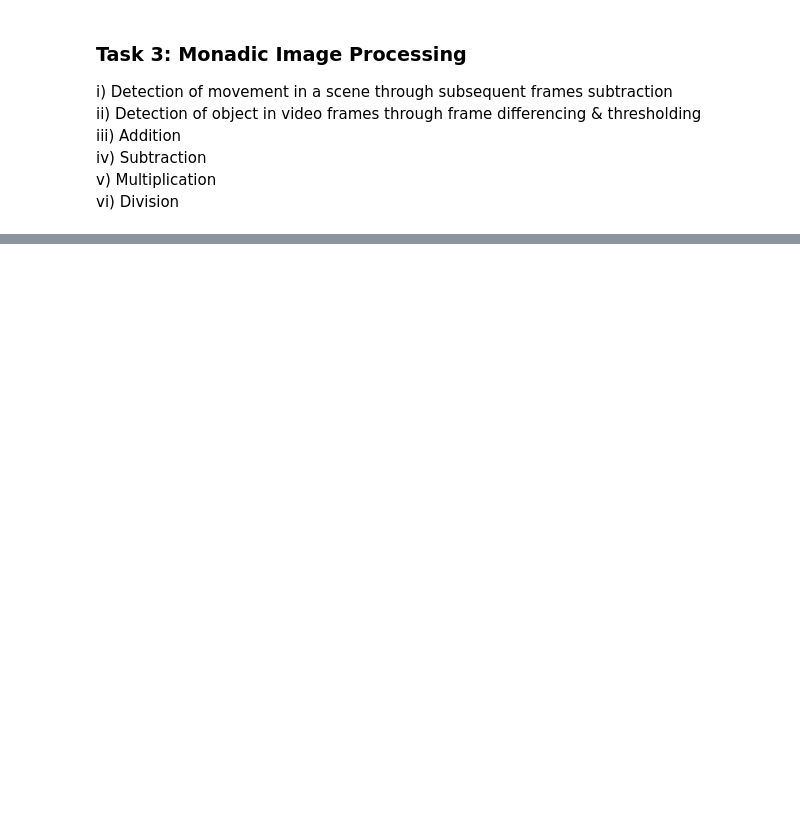
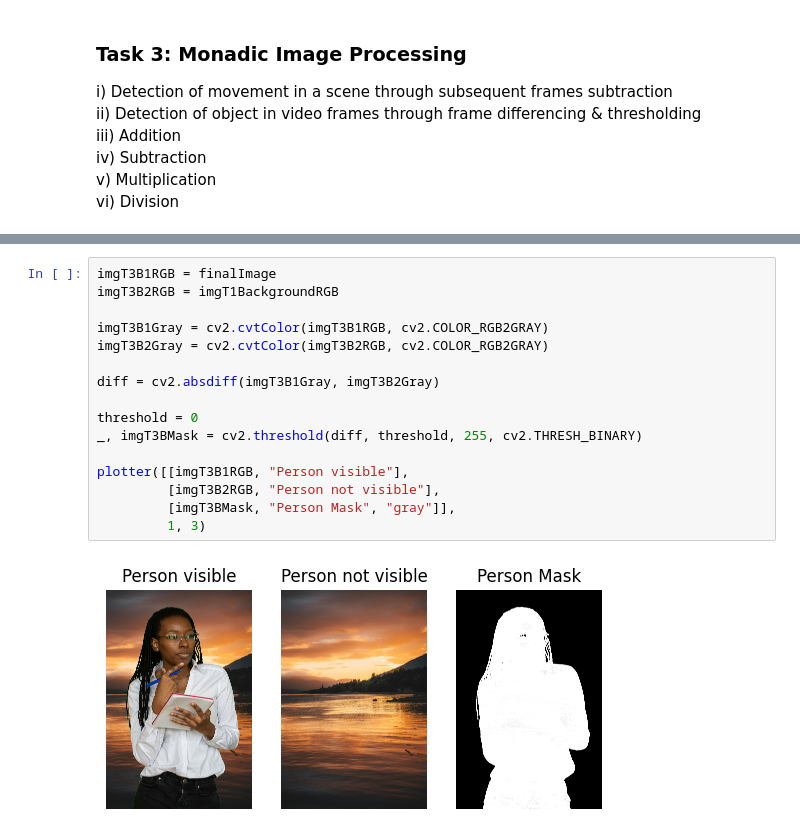
Before and after one commit to DanielSarf/DIP-Course-Submissions, a Jupyter notebook: Lab 7/Lab Notebook.ipynb, the cells around one changed output, grey strips where cells are left out. Drawn from its saved outputs; the diff is of its cells as text; blank space fills up the shorter version.

```diff
--- a/Lab 7/Lab Notebook.ipynb
+++ b/Lab 7/Lab Notebook.ipynb
@@ -96,0 +152,18 @@ vi) Division
+# %%
+imgT3B1RGB = finalImage
+imgT3B2RGB = imgT1BackgroundRGB
+
+imgT3B1Gray = cv2.cvtColor(imgT3B1RGB, cv2.COLOR_RGB2GRAY)
+imgT3B2Gray = cv2.cvtColor(imgT3B2RGB, cv2.COLOR_RGB2GRAY)
+
+diff = cv2.absdiff(imgT3B1Gray, imgT3B2Gray)
+
+threshold = 0
+_, imgT3BMask = cv2.threshold(diff, threshold, 255, cv2.THRESH_BINARY)
+
+plotter([[imgT3B1RGB, "Person visible"],
+         [imgT3B2RGB, "Person not visible"],
+         [imgT3BMask, "Person Mask", "gray"]],
+         1, 3)
+# %% [output]
+[figure, added]
```
Also changed, not shown: parts of 12 cells of this notebook, 3 other files.
